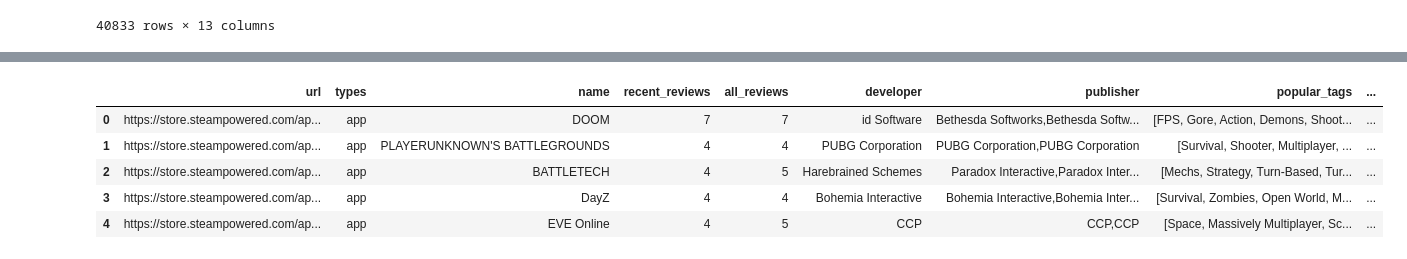
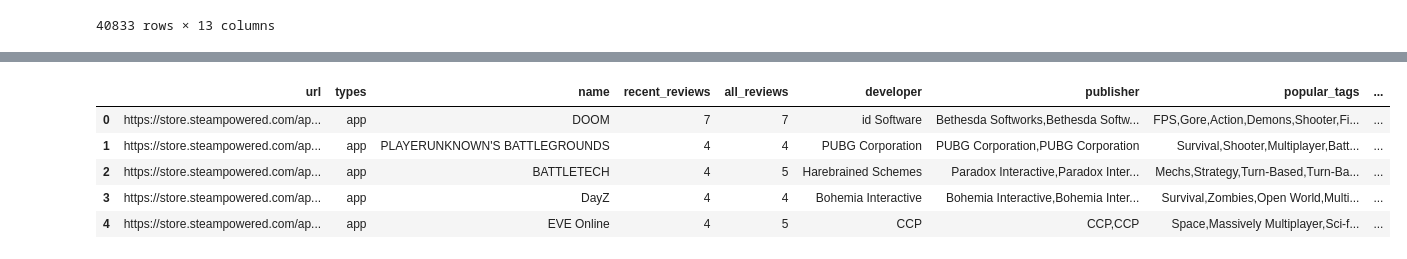
Before and after one commit to nicopaes/INF1032_RecomendaSteam, a Jupyter notebook: recomendadorSteam_dataframe.ipynb, the cells around one changed output, grey strips where cells are left out. Drawn from its saved outputs; the diff is of its cells as text; code cells hidden in the pictures.

```diff
--- a/recomendadorSteam_dataframe.ipynb
+++ b/recomendadorSteam_dataframe.ipynb
@@ -281,13 +283,12 @@ df.loc[df.all_reviews == 'Positive','all_reviews'] = 6
 df.loc[df.all_reviews == 'Very Positive','all_reviews'] = 7
 df.loc[df.all_reviews == 'Overwhelmingly Positive','all_reviews'] = 8
 # %%
-df.head()
 # %% [output]
 |  | url | types | name | recent_reviews | all_reviews | developer | publisher | popular_tags | ... |
-| 0 | https://store.steampowered.com/ap... | app | DOOM | 7 | 7 | id Software | Bethesda Softworks,Bethesda Softw... | [FPS, Gore, Action, Demons, Shoot... | ... |
-| 1 | https://store.steampowered.com/ap... | app | PLAYERUNKNOWN'S BATTLEGROUNDS | 4 | 4 | PUBG Corporation | PUBG Corporation,PUBG Corporation | [Survival, Shooter, Multiplayer, ... | ... |
-| 2 | https://store.steampowered.com/ap... | app | BATTLETECH | 4 | 5 | Harebrained Schemes | Paradox Interactive,Paradox Inter... | [Mechs, Strategy, Turn-Based, Tur... | ... |
-| 3 | https://store.steampowered.com/ap... | app | DayZ | 4 | 4 | Bohemia Interactive | Bohemia Interactive,Bohemia Inter... | [Survival, Zombies, Open World, M... | ... |
-| 4 | https://store.steampowered.com/ap... | app | EVE Online | 4 | 5 | CCP | CCP,CCP | [Space, Massively Multiplayer, Sc... | ... |
+| 0 | https://store.steampowered.com/ap... | app | DOOM | 7 | 7 | id Software | Bethesda Softworks,Bethesda Softw... | FPS,Gore,Action,Demons,Shooter,Fi... | ... |
+| 1 | https://store.steampowered.com/ap... | app | PLAYERUNKNOWN'S BATTLEGROUNDS | 4 | 4 | PUBG Corporation | PUBG Corporation,PUBG Corporation | Survival,Shooter,Multiplayer,Batt... | ... |
+| 2 | https://store.steampowered.com/ap... | app | BATTLETECH | 4 | 5 | Harebrained Schemes | Paradox Interactive,Paradox Inter... | Mechs,Strategy,Turn-Based,Turn-Ba... | ... |
+| 3 | https://store.steampowered.com/ap... | app | DayZ | 4 | 4 | Bohemia Interactive | Bohemia Interactive,Bohemia Inter... | Survival,Zombies,Open World,Multi... | ... |
+| 4 | https://store.steampowered.com/ap... | app | EVE Online | 4 | 5 | CCP | CCP,CCP | Space,Massively Multiplayer,Sci-f... | ... |
 # %%
 df.to_csv("steam_games_clean.csv", index=False)
```
Also changed, not shown: parts of 7 cells of this notebook, 3 other files.
